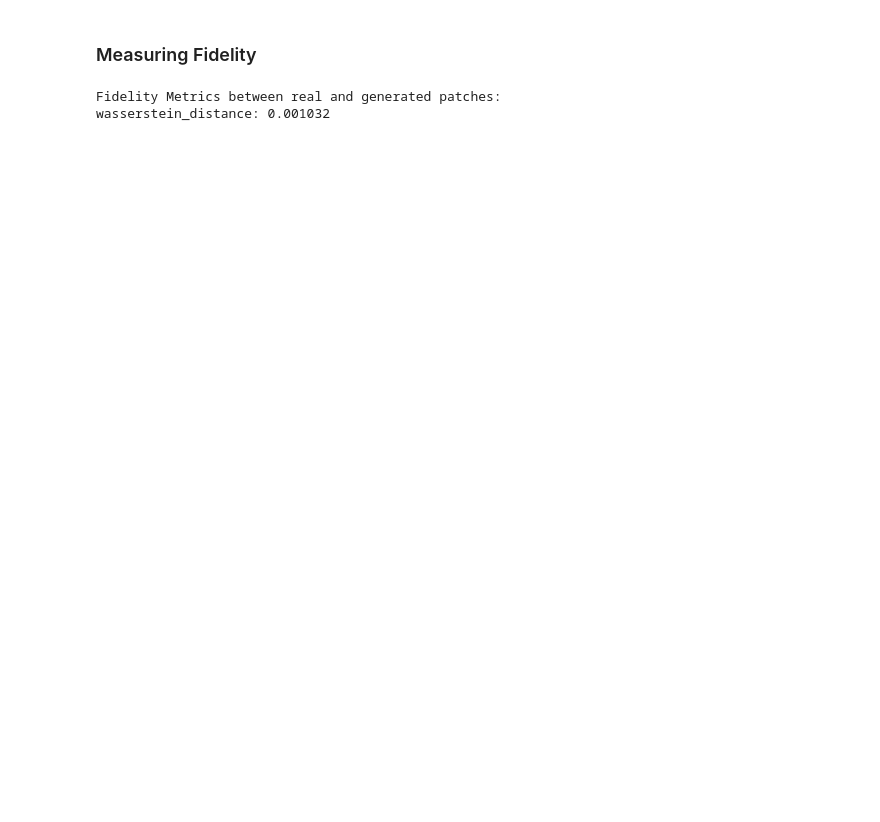
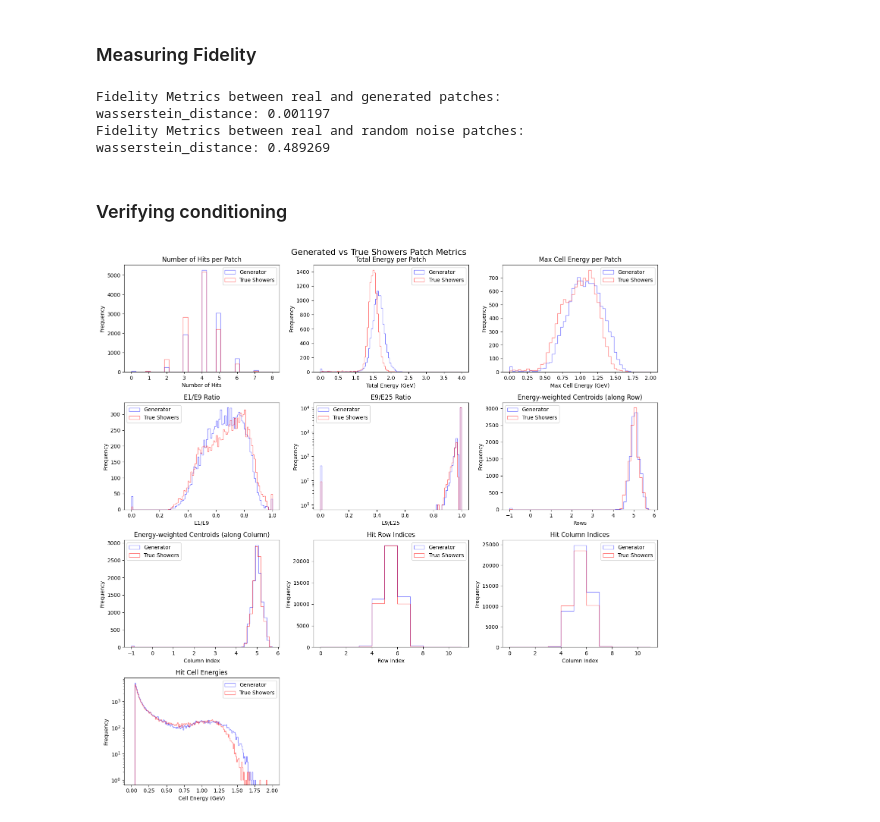
Before and after one commit to ai4eic/DNP2025-tutorials, a Jupyter notebook: _sources/notebooks/03-gan-generation.ipynb, the cells around one changed output. Cells and saved outputs as stored; diff of their text form; code cells hidden in the pictures; blank space fills up the shorter version.

```diff
--- a/_sources/notebooks/03-gan-generation.ipynb
+++ b/_sources/notebooks/03-gan-generation.ipynb
@@ -1021,13 +989,41 @@ def compute_fidelity_metrics(real_data, generated_data):
     metrics = {}
     metrics['wasserstein_distance'] = wasserstein_distance(real_data.flatten(), generated_data.flatten())
     return metrics
+
 fidelity_metrics = compute_fidelity_metrics(true_patches.numpy(), all_generated)
 print("Fidelity Metrics between real and generated patches:")
 for k, v in fidelity_metrics.items():
     print(f"{k}: {v:.6f}")
+
+# LEts generate some random noise patch and measure fidelity metrics
+random_noise = np.random.uniform(low=0.0, high=1.0, size=true_patches.numpy().shape)
+random_noise_metrics = compute_fidelity_metrics(true_patches.numpy(), random_noise)
+print("Fidelity Metrics between real and random noise patches:")
+for k, v in random_noise_metrics.items():
+    print(f"{k}: {v:.6f}")
 # %% [output]
 Fidelity Metrics between real and generated patches:
-wasserstein_distance: 0.001032
+wasserstein_distance: 0.001197
+Fidelity Metrics between real and random noise patches:
+wasserstein_distance: 0.489269
+# %% [markdown]
+### Verifying conditioning
+# %%
+minthE = 0.5 # This is normalized value
+maxthE = 0.6 # This is normalized value
+_allthrownE = train_ds.thrownE
+indices = np.where((_allthrownE >= minthE) & (_allthrownE < maxthE))[0]
+
+# Lets select true patches
+true_patches_sel = torch.from_numpy(train_ds.patches[indices]).unsqueeze(1)  # (N, 1, 11, 11)
+
+true_metrics_sel = compute_patch_metrics(true_patches_sel, torch.from_numpy(_allthrownE[indices]))
+gen_thrownE_values = np.random.uniform(minthE, maxthE, size = len(indices))
+all_generated_sel, all_thrownE_sel = run_inference(len(indices), gen_thrownE_values, G, batch_size=256, inverse_transform=inv_log_global_norm)
+gen_metrics_sel = compute_patch_metrics(torch.from_numpy(all_generated_sel), torch.from_numpy(all_thrownE_sel))
+compare_plot(gen_metrics_sel, true_metrics_sel)
+# %% [output]
+[figure, added]
 # %% [markdown]
 ## Conclusion
 
```
Also changed, not shown: parts of 8 cells of this notebook, 21 other files.
